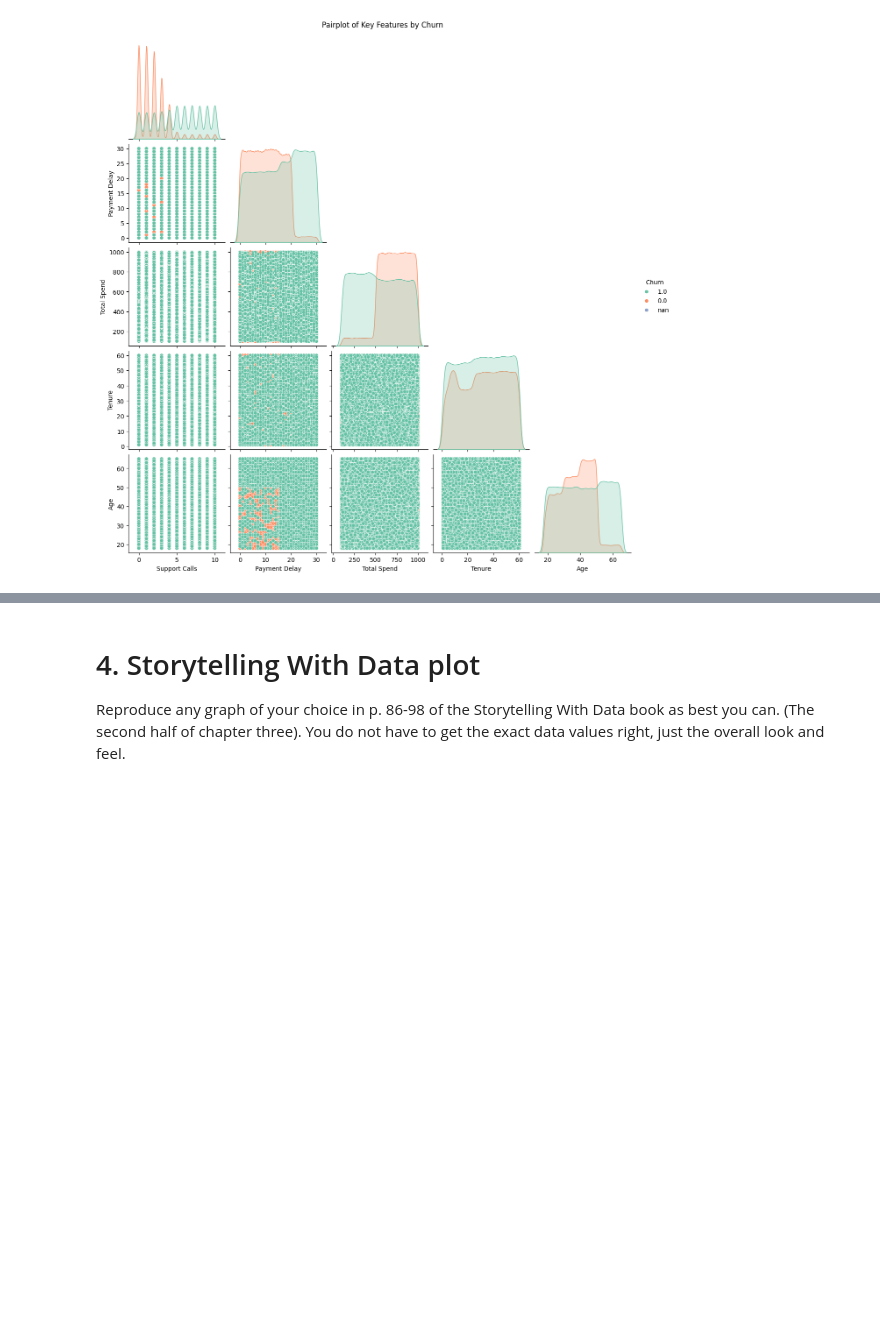
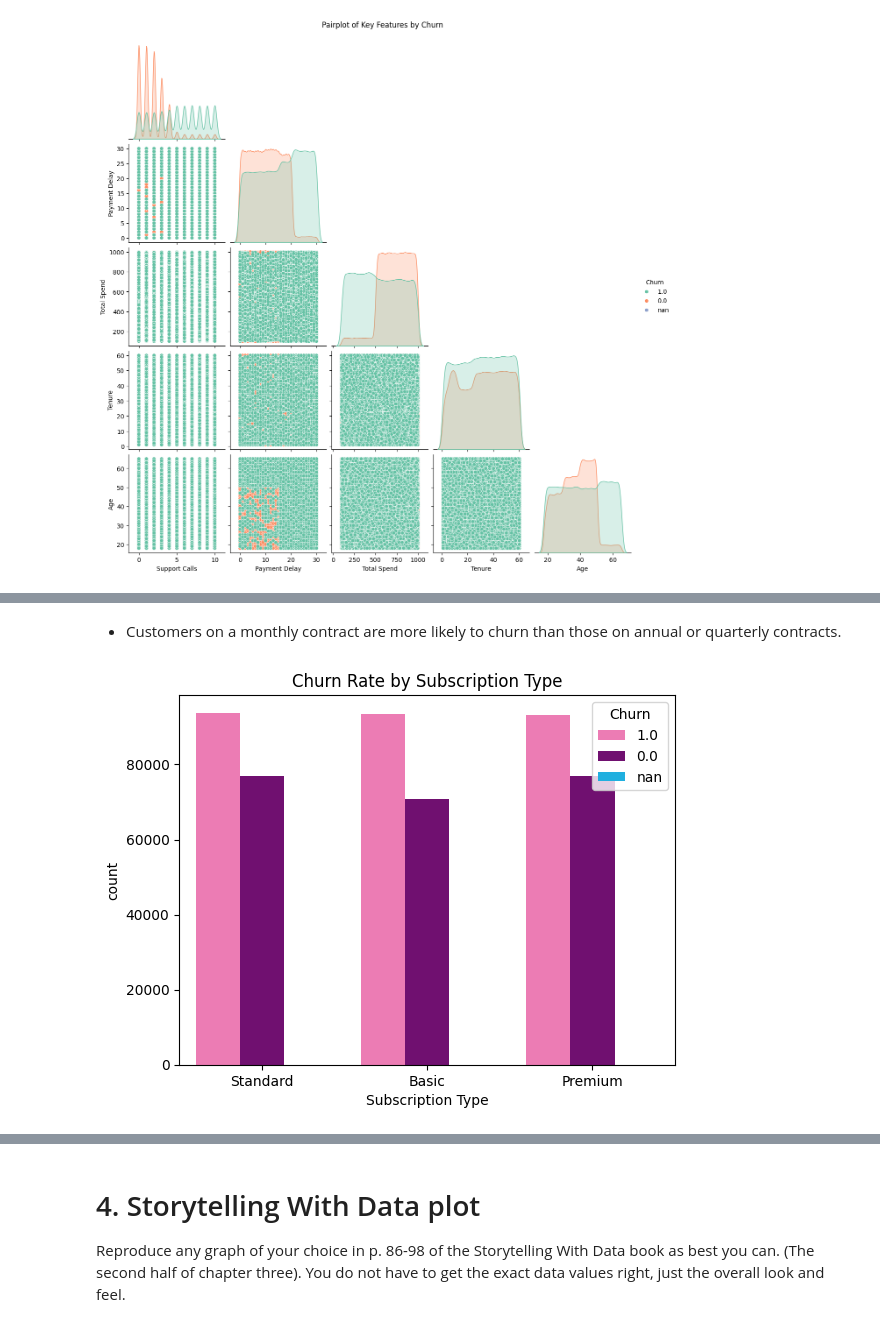
Before and after one commit to paumar2/DX699-MODB2, a Jupyter notebook: Week6.ipynb, the cells around one changed output, grey strips where cells are left out. Cells and saved outputs as stored; diff of their text form; code cells hidden in the pictures; blank space fills up the shorter version.

```diff
--- a/Week6.ipynb
+++ b/Week6.ipynb
@@ -151,0 +155,10 @@ plt.show()
+# %% [markdown]
+* Customers on a monthly contract are more likely to churn than those on annual or quarterly contracts.
+# %%
+#churn by subscription type
+colors = ['hotpink', 'purple', 'deepskyblue'] #custom color palette for churn
+sns.countplot(data=customer_churn, x='Subscription Type', hue='Churn', palette=colors)
+plt.title('Churn Rate by Subscription Type')
+plt.show()
+# %% [output]
+[figure, added]
```
Also changed, not shown: parts of 7 cells of this notebook.
